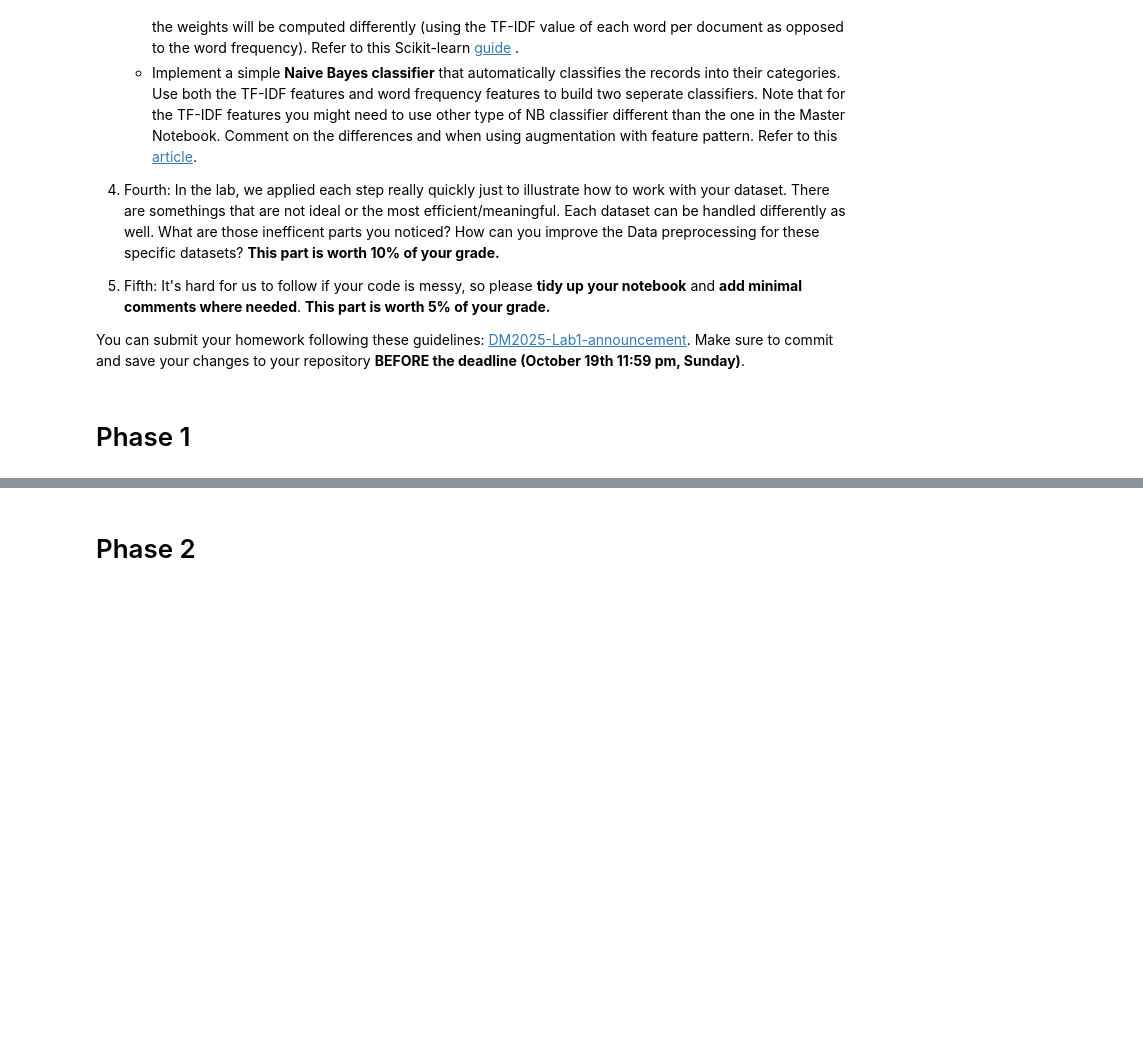
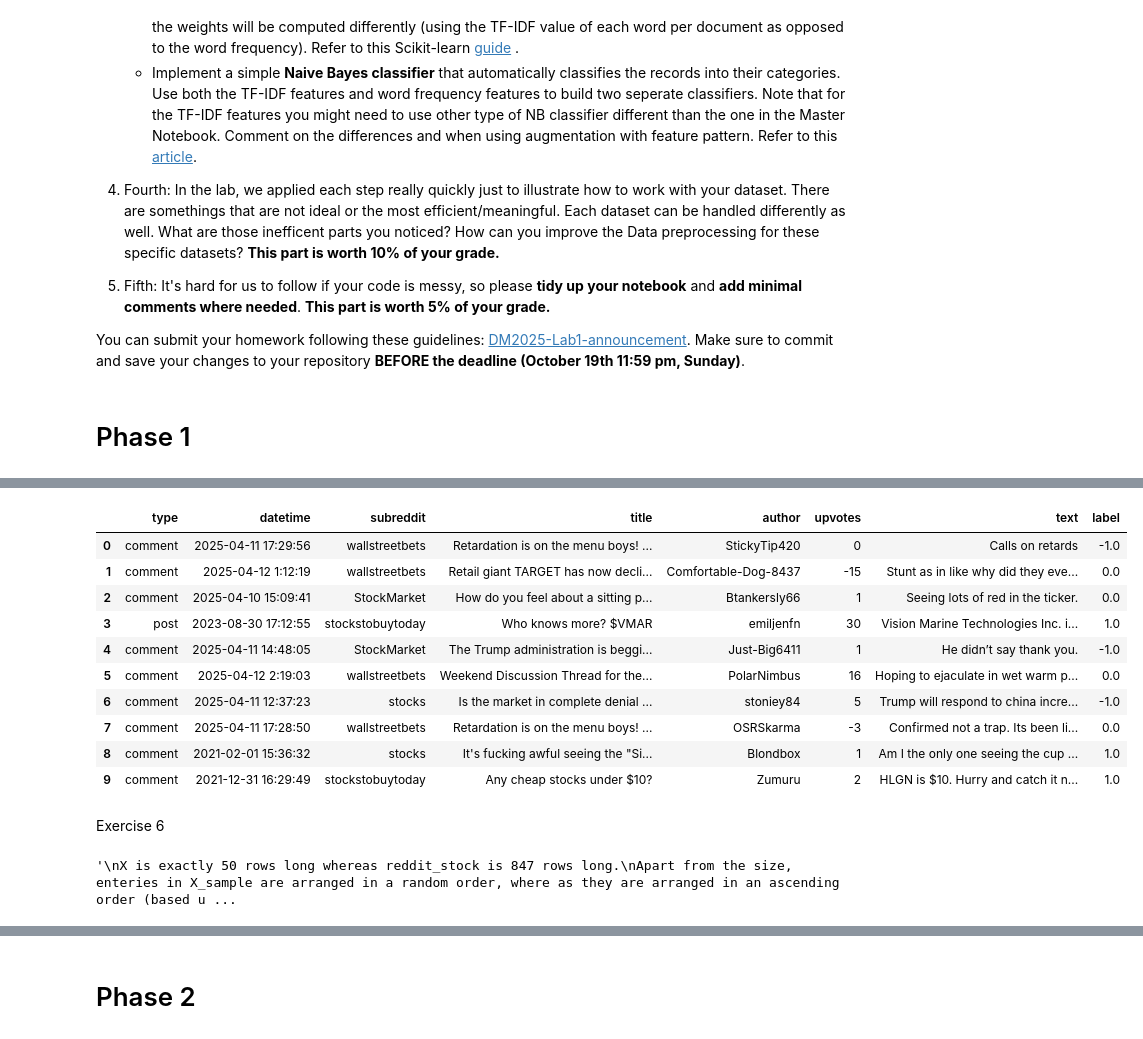
Before and after one commit to vishxrad/DM2025-Lab1-Exercise, a Jupyter notebook: DM2025-Lab1-Homework.ipynb, the cells around one changed output, grey strips where cells are left out. Drawn from its saved outputs; the diff is of its cells as text; code cells hidden in the pictures; blank space fills up the shorter version.

```diff
--- a/DM2025-Lab1-Homework.ipynb
+++ b/DM2025-Lab1-Homework.ipynb
@@ -62,0 +241,24 @@ You can submit your homework following these guidelines: [DM2025-Lab1-announceme
+# %%
+reddit_stock[:10]
+# %% [output]
+|  | type | datetime | subreddit | title | author | upvotes | text | label |
+| 0 | comment | 2025-04-11 17:29:56 | wallstreetbets | Retardation is on the menu boys! ... | StickyTip420 | 0 | Calls on retards | -1.0 |
+| 1 | comment | 2025-04-12 1:12:19 | wallstreetbets | Retail giant TARGET has now decli... | Comfortable-Dog-8437 | -15 | Stunt as in like why did they eve... | 0.0 |
+| 2 | comment | 2025-04-10 15:09:41 | StockMarket | How do you feel about a sitting p... | Btankersly66 | 1 | Seeing lots of red in the ticker. | 0.0 |
+| 3 | post | 2023-08-30 17:12:55 | stockstobuytoday | Who knows more? $VMAR | emiljenfn | 30 | Vision Marine Technologies Inc. i... | 1.0 |
+| 4 | comment | 2025-04-11 14:48:05 | StockMarket | The Trump administration is beggi... | Just-Big6411 | 1 | He didn’t say thank you. | -1.0 |
+| 5 | comment | 2025-04-12 2:19:03 | wallstreetbets | Weekend Discussion Thread for the... | PolarNimbus | 16 | Hoping to ejaculate in wet warm p... | 0.0 |
+| 6 | comment | 2025-04-11 12:37:23 | stocks | Is the market in complete denial ... | stoniey84 | 5 | Trump will respond to china incre... | -1.0 |
+| 7 | comment | 2025-04-11 17:28:50 | wallstreetbets | Retardation is on the menu boys! ... | OSRSkarma | -3 | Confirmed not a trap. Its been li... | 0.0 |
+| 8 | comment | 2021-02-01 15:36:32 | stocks | It's fucking awful seeing the "Si... | Blondbox | 1 | Am I the only one seeing the cup ... | 1.0 |
+| 9 | comment | 2021-12-31 16:29:49 | stockstobuytoday | Any cheap stocks under $10? | Zumuru | 2 | HLGN is $10. Hurry and catch it n... | 1.0 |
+# %% [markdown]
+Exercise 6
+# %%
+# Answer here
+"""
+X is exactly 50 rows long whereas reddit_stock is 847 rows long.
+Apart from the size, enteries in X_sample are arranged in a random order, where as they are arranged in an ascending order (based upon their serial numbers).
+"""
+# %% [output]
+'\nX is exactly 50 rows long whereas reddit_stock is 847 rows long.\nApart from the size, enteries in X_sample are arranged in a random order, where as they are arranged in an ascending order (based u ...
```
Also changed, not shown: parts of 23 cells of this notebook.
